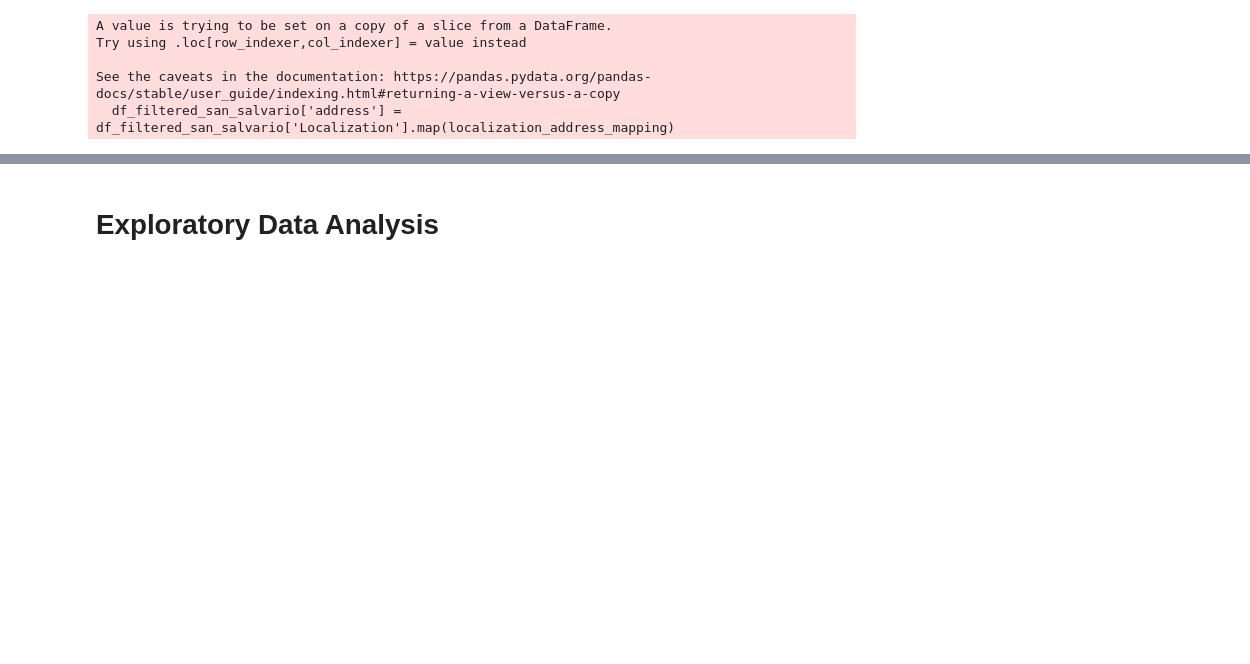
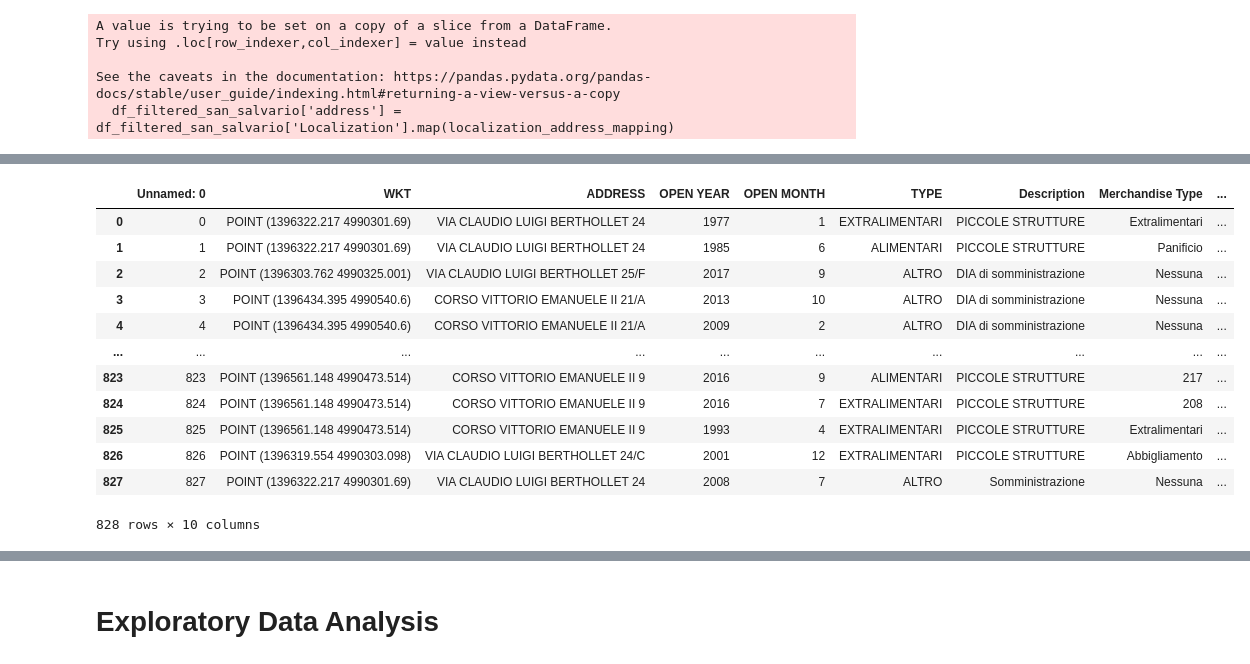
Before and after one commit to TiagoFilipeSousaGoncalves/wdl-tech-moguls, a Jupyter notebook: finals/Deliverable.ipynb, the cells around one changed output, grey strips where cells are left out. Cells and saved outputs as stored; diff of their text form; code cells hidden in the pictures; blank space fills up the shorter version.

```diff
--- a/finals/Deliverable.ipynb
+++ b/finals/Deliverable.ipynb
@@ -155,0 +242,18 @@ tmp = df_filtered_san_salvario.merge(data, on=['address'])
+# %%
+# Let's check if it is everything OK
+businesses = pd.read_csv("data/businesses_proc.csv")
+businesses
+# %% [output]
+|  | Unnamed: 0 | WKT | ADDRESS | OPEN YEAR | OPEN MONTH | TYPE | Description | Merchandise Type | ... |
+| 0 | 0 | POINT (1396322.217 4990301.69) | VIA CLAUDIO LUIGI BERTHOLLET 24 | 1977 | 1 | EXTRALIMENTARI | PICCOLE STRUTTURE | Extralimentari | ... |
+| 1 | 1 | POINT (1396322.217 4990301.69) | VIA CLAUDIO LUIGI BERTHOLLET 24 | 1985 | 6 | ALIMENTARI | PICCOLE STRUTTURE | Panificio | ... |
+| 2 | 2 | POINT (1396303.762 4990325.001) | VIA CLAUDIO LUIGI BERTHOLLET 25/F | 2017 | 9 | ALTRO | DIA di somministrazione | Nessuna | ... |
+| 3 | 3 | POINT (1396434.395 4990540.6) | CORSO VITTORIO EMANUELE II 21/A | 2013 | 10 | ALTRO | DIA di somministrazione | Nessuna | ... |
+| 4 | 4 | POINT (1396434.395 4990540.6) | CORSO VITTORIO EMANUELE II 21/A | 2009 | 2 | ALTRO | DIA di somministrazione | Nessuna | ... |
+| ... | ... | ... | ... | ... | ... | ... | ... | ... | ... |
+| 823 | 823 | POINT (1396561.148 4990473.514) | CORSO VITTORIO EMANUELE II 9 | 2016 | 9 | ALIMENTARI | PICCOLE STRUTTURE | 217 | ... |
+| 824 | 824 | POINT (1396561.148 4990473.514) | CORSO VITTORIO EMANUELE II 9 | 2016 | 7 | EXTRALIMENTARI | PICCOLE STRUTTURE | 208 | ... |
+| 825 | 825 | POINT (1396561.148 4990473.514) | CORSO VITTORIO EMANUELE II 9 | 1993 | 4 | EXTRALIMENTARI | PICCOLE STRUTTURE | Extralimentari | ... |
+| 826 | 826 | POINT (1396319.554 4990303.098) | VIA CLAUDIO LUIGI BERTHOLLET 24/C | 2001 | 12 | EXTRALIMENTARI | PICCOLE STRUTTURE | Abbigliamento | ... |
+| 827 | 827 | POINT (1396322.217 4990301.69) | VIA CLAUDIO LUIGI BERTHOLLET 24 | 2008 | 7 | ALTRO | Somministrazione | Nessuna | ... |
+828 rows × 10 columns
```
Also changed, not shown: parts of 8 cells of this notebook, 1 other file.
